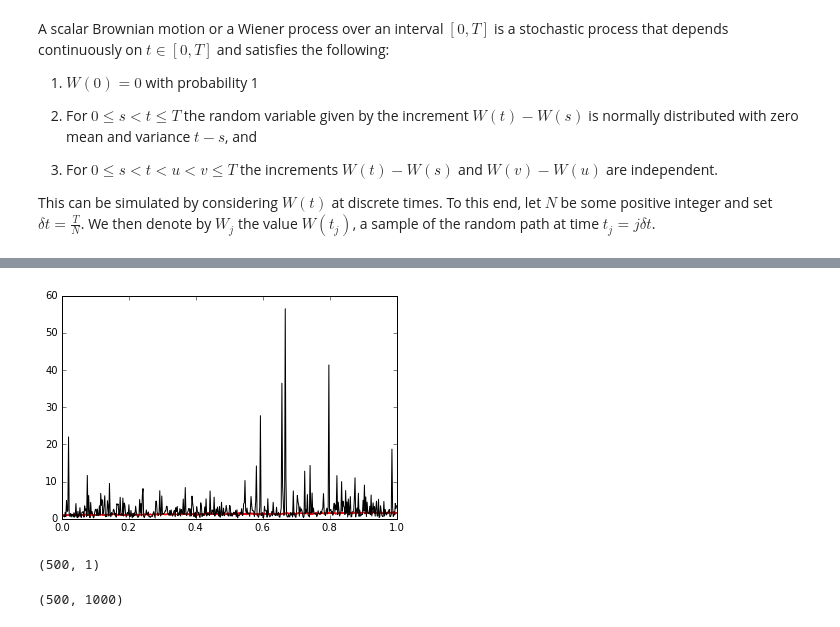
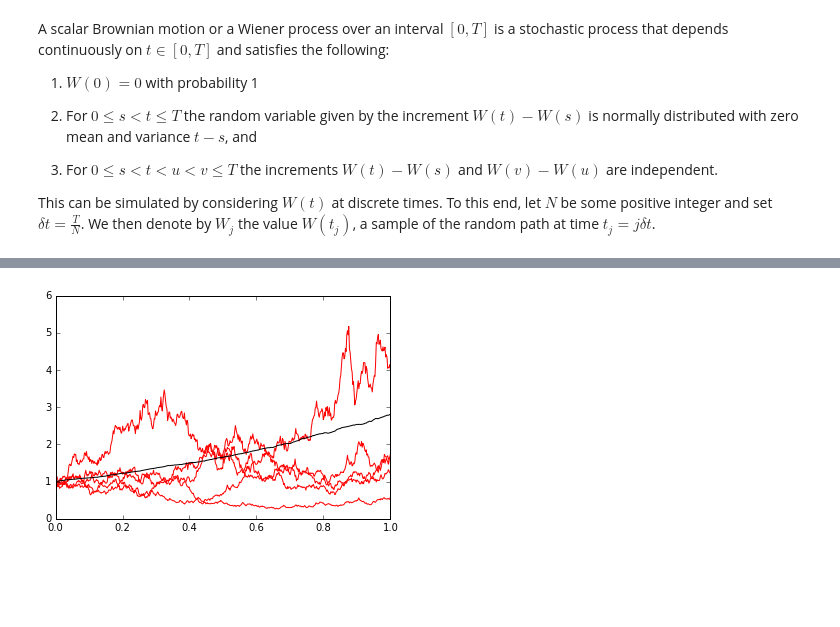
Before and after one commit to mhassell/grok, a Jupyter notebook: SDE/HighamPaper.ipynb, the cells around one changed output, grey strips where cells are left out. Drawn from its saved outputs; the diff is of its cells as text; code cells hidden in the pictures; blank space fills up the shorter version.

```diff
--- a/SDE/HighamPaper.ipynb
+++ b/SDE/HighamPaper.ipynb
@@ -57,24 +56,17 @@ plt.show()
 # %%
+# now compute several sample paths and take the expected value
 T = 1
 N = 500
 dt = T/N
 t = np.linspace(0,T,N)
-t = t.reshape(500,1)
+t = t.reshape(1,500)
 M = 1000   # number of sample paths
-dW = np.sqrt(dt)*np.random.normal(0,1,(N,M))
+dW = np.sqrt(dt)*np.random.normal(0,1,(M,N))
 W = np.cumsum(dW, 1)
-U = np.exp(0.5*np.matlib.repmat(t,1,M) + W)
-Umean = np.mean(U,1)
-plt.plot(t,U[:,0:5],'r')
-plt.plot(t,Umean,'k')
+U = np.exp(0.5*np.matlib.repmat(t,M,1) + W)
+Umean = np.mean(U,0)
+plt.plot(t.transpose(),U[0:5,:].transpose(),'r')
+plt.plot(t.transpose(),Umean,'k')
 plt.show()
 # %% [output]
-[figure, old version]
+[figure, new version]
-# %%
-t.shape
-# %% [output]
-(500, 1)
-# %%
-U.shape
-# %% [output]
-(500, 1000)
```
Also changed, not shown: parts of 4 cells of this notebook.
